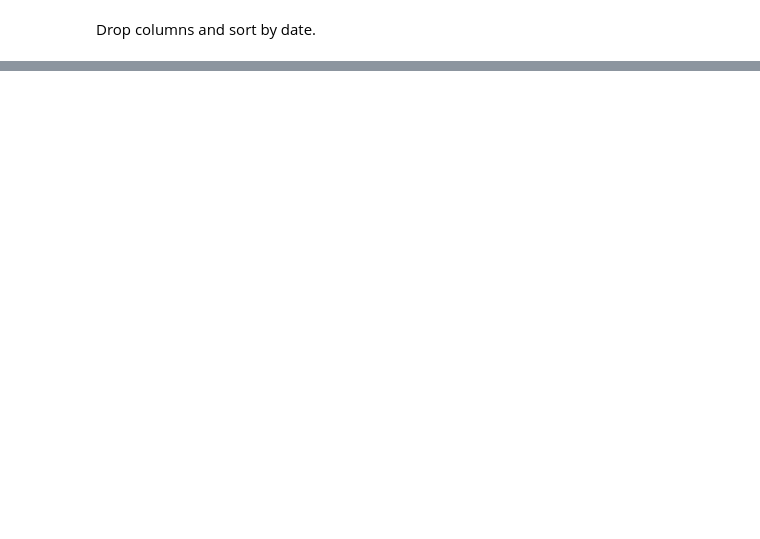
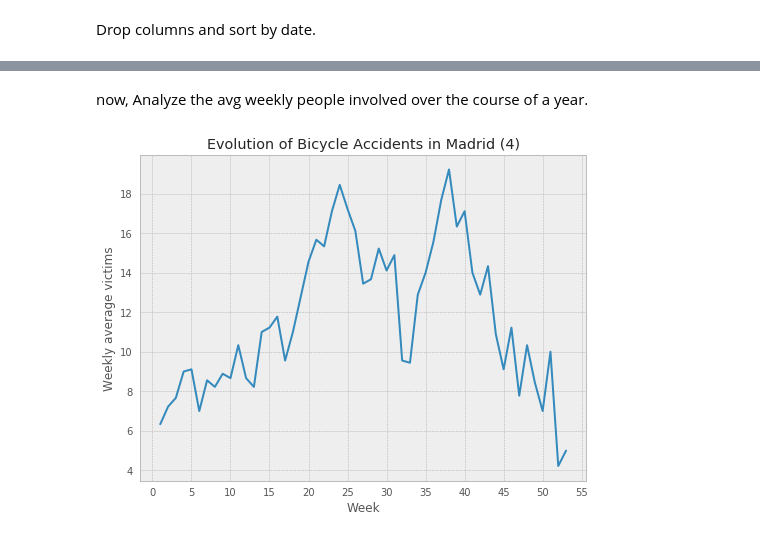
Before and after one commit to gontzalm/madrid-bicycle-accidents, a Jupyter notebook: notebooks/madrid_bicycle_accidents.ipynb, the cells around one changed output, grey strips where cells are left out. Cells and saved outputs as stored; diff of their text form; code cells hidden in the pictures; blank space fills up the shorter version.

```diff
--- a/notebooks/madrid_bicycle_accidents.ipynb
+++ b/notebooks/madrid_bicycle_accidents.ipynb
@@ -165,0 +340,14 @@ df.sort_index()
+# %% [markdown]
+now, Analyze the avg weekly people involved over the course of a year.
+# %%
+# Compute the weekly avg
+avg_by_week = vict_per_week.groupby(vict_per_week.index.week).mean()
+#Plot the data
+fig = plt.figure()
+ax = plt.axes()
+ax.set(title="Evolution of Bicycle Accidents in Madrid (4)", xlabel="Week", ylabel="Weekly average victims")
+avg_by_week.plot(ax=ax)
+# Format the x ticks labels
+ax.xaxis.set_major_locator(plt.MultipleLocator(5))
+# %% [output]
+[figure, added]
```
Also changed, not shown: parts of 33 cells of this notebook.
